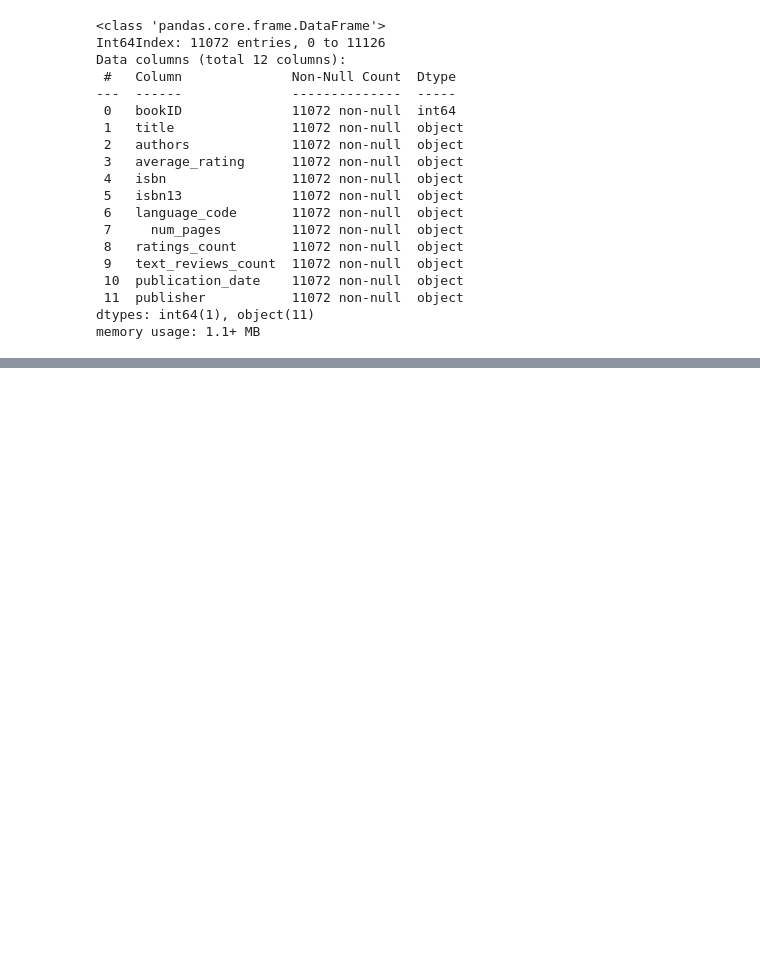
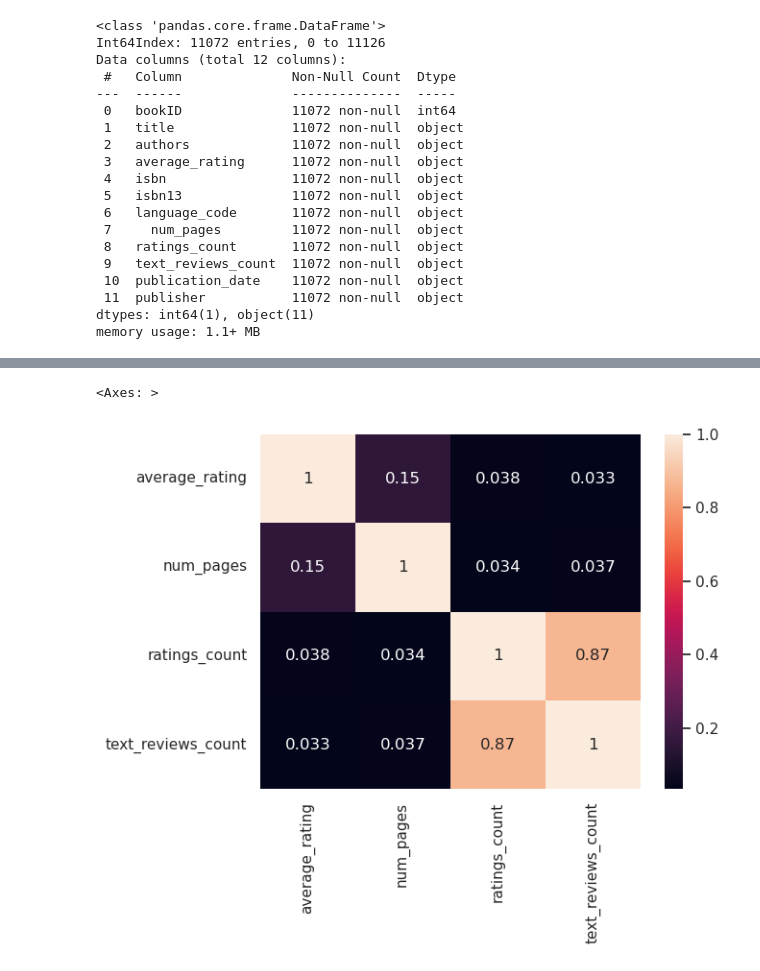
Before and after one commit to rhowsane/viet-goodreads, a Jupyter notebook: goodreads_ratings.ipynb, the cells around one changed output, grey strips where cells are left out. Drawn from its saved outputs; the diff is of its cells as text; code cells hidden in the pictures; blank space fills up the shorter version.

```diff
--- a/goodreads_ratings.ipynb
+++ b/goodreads_ratings.ipynb
@@ -1,6 +1,18 @@
 # %%
 import pandas as pd
-import csv
+import matplotlib.pyplot as plt
+import seaborn as sns
+
+from sklearn.preprocessing import OneHotEncoder, OrdinalEncoder
+from sklearn.pipeline import Pipeline
+from sklearn.compose import ColumnTransformer
+from sklearn.model_selection import cross_validate
+from sklearn.tree import DecisionTreeRegressor
+
+import mlflow
+from mlflow import log_metric, log_param
+
+sns.set_theme()
 
 # Load the dataset
 pd.set_option("display.max_colwidth", None)
@@ -65,2 +83,2 @@ dtype: object
 # %%
-df_formatted.select_dtypes(include=["int64","float64"]).describe()
+df_numerical: pd.DataFrame = df_formatted.select_dtypes(include=["int64","float64"])
@@ -77 +89,6 @@ df_formatted.select_dtypes(include=["int64","float64"]).describe()
+# %%
+sns.heatmap(df_numerical.corr(), annot=True)
+# %% [output]
+<Axes: >
+[figure, added]
 # %%
```
Also changed, not shown: parts of 27 cells of this notebook.
